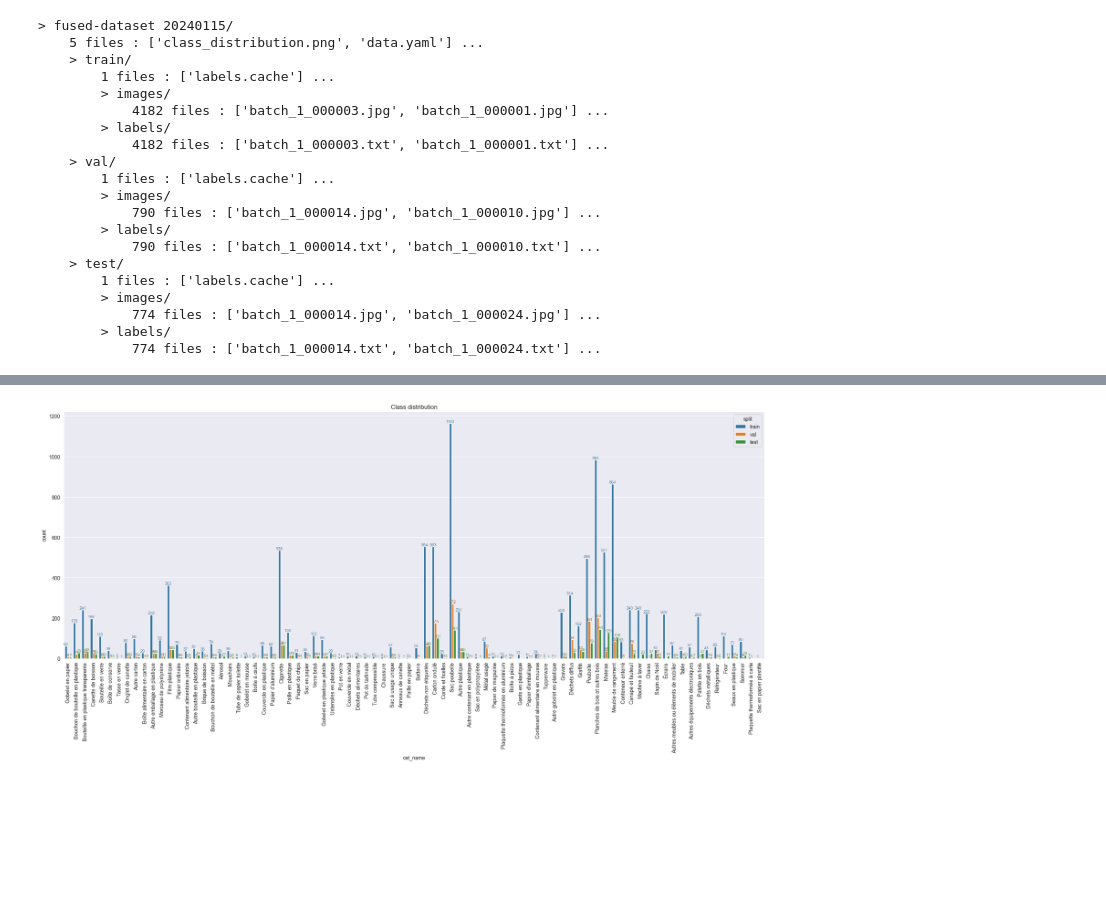
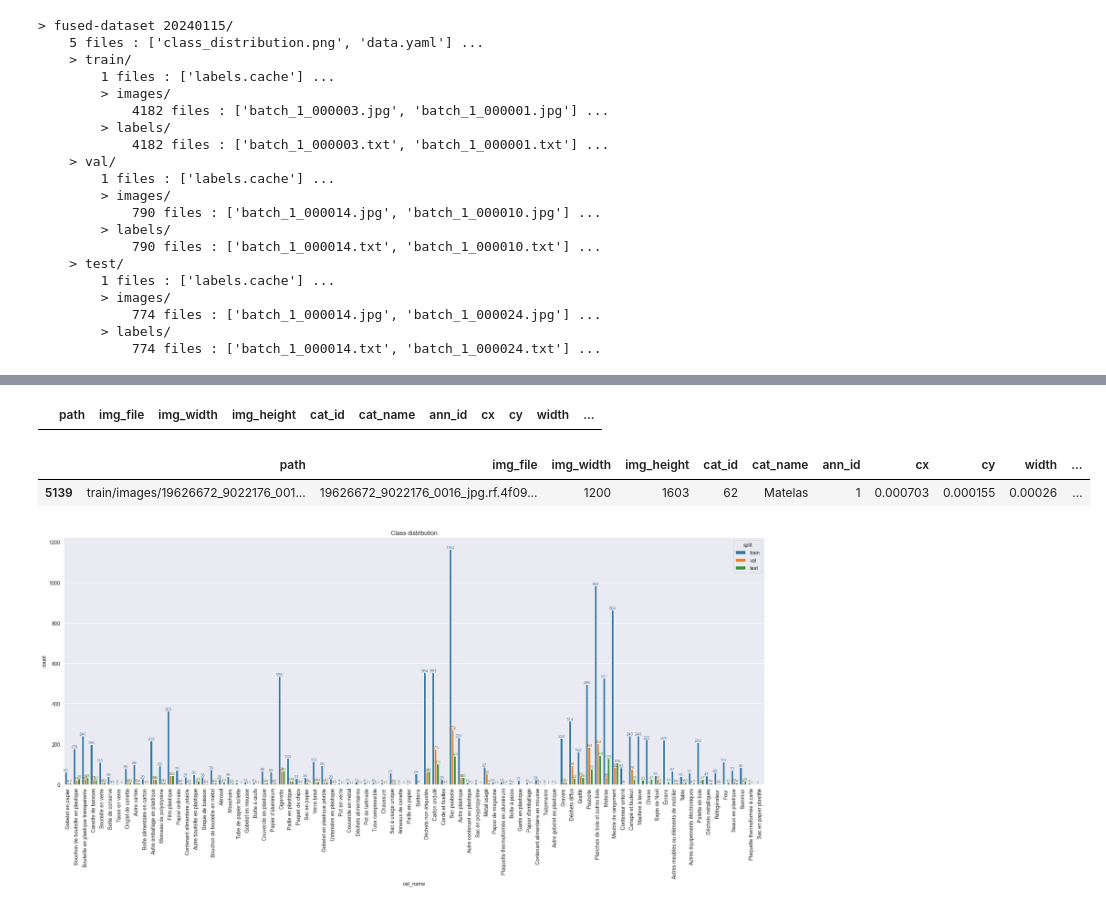
Before and after one commit to Mlamalerie/Mantes-Plus-Propre, a Jupyter notebook: notebooks/1. Data Preparation.ipynb, the cells around one changed output, grey strips where cells are left out. Saved outputs shown, nothing was run; the diff lists cells and outputs as text; code cells hidden in the pictures; blank space fills up the shorter version.

```diff
--- a/notebooks/1. Data Preparation.ipynb
+++ b/notebooks/1. Data Preparation.ipynb
@@ -187,5 +282,5 @@ print_tree_structure(FINAL_FUSED_DATASET_ROOT_PATH)
 # %%
-fused_final_meta_df = generate_meta_df(FINAL_FUSED_DATASET_ROOT_PATH,catidx_2_catname=CATIDX_2_FR_CATNAME, n_jobs=4)
+fused_final_meta_df = generate_meta_df(FINAL_FUSED_DATASET_ROOT_PATH,catidx_2_catname=CATIDX_2_FR_CATNAME, n_jobs=8)
 fused_final_meta_df
 # %% [output]
 > Generating meta_df for N:/My Drive/KESKIA Drive Mlamali/datasets/processed/fused-dataset 20240115
@@ -219,6 +298,17 @@ fused_final_meta_df
 | 14827 | test/images/sell-scrap-metal-near... | sell-scrap-metal-near-me-768x439_... | 768 | 439 | 52 | Métal usagé | 1 | 0.701198 | 0.511686 | 0.107812 | ... |
 | 14828 | test/images/sell-scrap-metal-near... | sell-scrap-metal-near-me-768x439_... | 768 | 439 | 52 | Métal usagé | 2 | 0.254167 | 0.522141 | 0.011159 | ... |
 14829 rows × 13 columns
+# %%
+# display rows with any nan values
+fused_final_meta_df[fused_final_meta_df.isna().any(axis=1) | fused_final_meta_df.isnull().any(axis=1)]
+# %% [output]
+|  | path | img_file | img_width | img_height | cat_id | cat_name | ann_id | cx | cy | width | ... |
+# %%
+# display rows with area < 0.1
+fused_final_meta_df[fused_final_meta_df["area"] < 0.1]
+# %% [output]
+|  | path | img_file | img_width | img_height | cat_id | cat_name | ann_id | cx | cy | width | ... |
+| 5139 | train/images/19626672_9022176_001... | 19626672_9022176_0016_jpg.rf.4f09... | 1200 | 1603 | 62 | Matelas | 1 | 0.000703 | 0.000155 | 0.00026 | ... |
 # %%
 # n cat
 print(f"Nb of unique cat : {len(fused_final_meta_df['cat_name'].unique())}")
```
Also changed, not shown: parts of 10 cells of this notebook, 43 other files.
